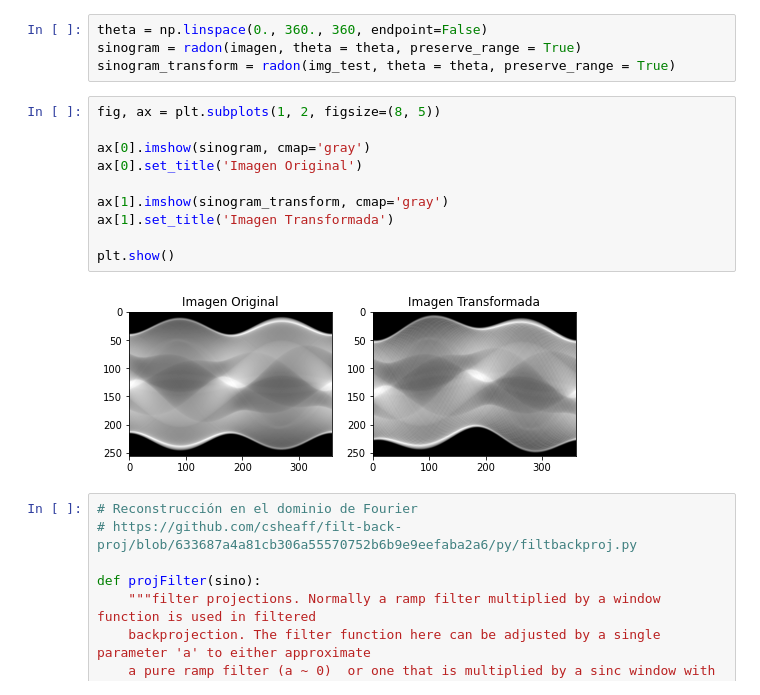
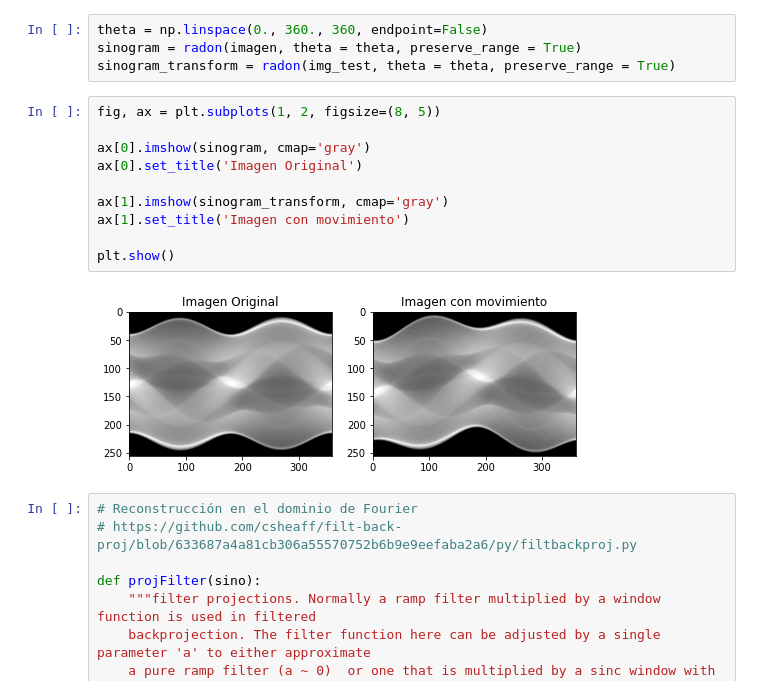
Before and after one commit to ivanvlam/IBM2101, a Jupyter notebook: Proyecto/Proyecto.ipynb, the cells around one changed output. Saved outputs shown, nothing was run; the diff lists cells and outputs as text.

```diff
--- a/Proyecto/Proyecto.ipynb
+++ b/Proyecto/Proyecto.ipynb
@@ -169,15 +169,15 @@ sinogram_transform = radon(img_test, theta = theta, preserve_range = True)
 # %%
 fig, ax = plt.subplots(1, 2, figsize=(8, 5))
 
 ax[0].imshow(sinogram, cmap='gray')
 ax[0].set_title('Imagen Original')
 
 ax[1].imshow(sinogram_transform, cmap='gray')
-ax[1].set_title('Imagen Transformada')
+ax[1].set_title('Imagen con movimiento')
 
 plt.show()
 # %% [output]
-[figure, old version]
+[figure, new version]
 # %%
 # Reconstrucción en el dominio de Fourier
 # https://github.com/csheaff/filt-back-proj/blob/633687a4a81cb306a55570752b6b9e9eefaba2a6/py/filtbackproj.py
```
Also changed, not shown: parts of 2 cells of this notebook, 38 other files.
